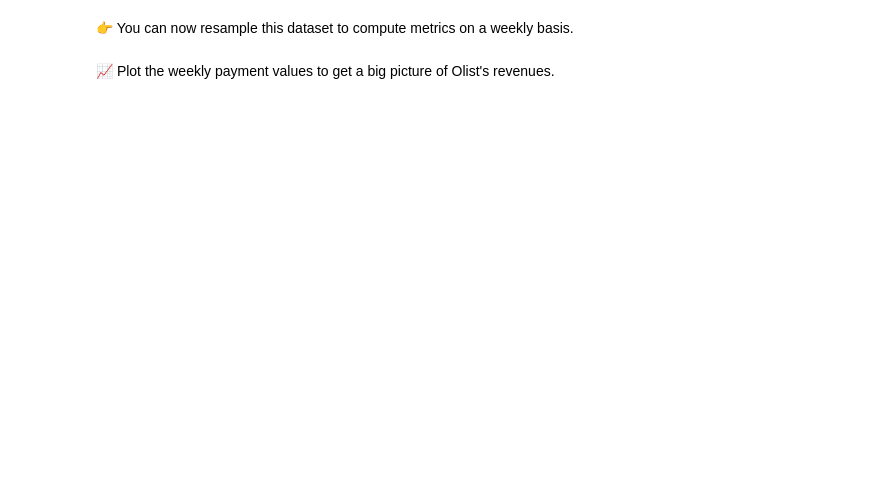
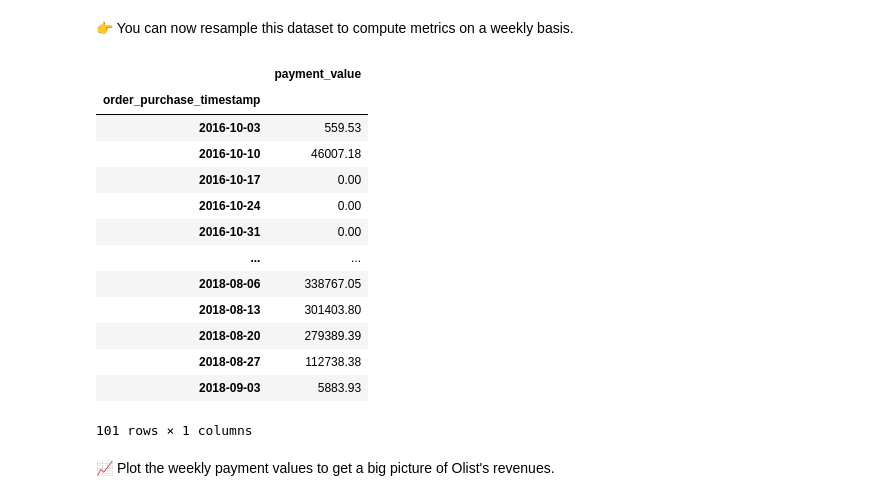
Before and after one commit to erenkiliclar/data-olist_data_metric, a Jupyter notebook: recap_olist_01.ipynb, the cells around one changed output. Drawn from its saved outputs; the diff is of its cells as text; code cells hidden in the pictures; blank space fills up the shorter version.

```diff
--- a/recap_olist_01.ipynb
+++ b/recap_olist_01.ipynb
@@ -98,5 +204,23 @@ Olist().get_data().keys()
 👉 You can now resample this dataset to compute metrics on a weekly basis.
 # %%
 # YOUR CODE HERE
+
+orders_weekly_sum = order_payments.resample("W-MON").sum()
+orders_weekly_sum
+# %% [output]
+|  | payment_value |
+| order_purchase_timestamp |  |
+| 2016-10-03 | 559.53 |
+| 2016-10-10 | 46007.18 |
+| 2016-10-17 | 0.00 |
+| 2016-10-24 | 0.00 |
+| 2016-10-31 | 0.00 |
+| ... | ... |
+| 2018-08-06 | 338767.05 |
+| 2018-08-13 | 301403.80 |
+| 2018-08-20 | 279389.39 |
+| 2018-08-27 | 112738.38 |
+| 2018-09-03 | 5883.93 |
+101 rows × 1 columns
 # %% [markdown]
 📈 Plot the weekly payment values to get a big picture of Olist's revenues.
```
Also changed, not shown: parts of 22 cells of this notebook.
